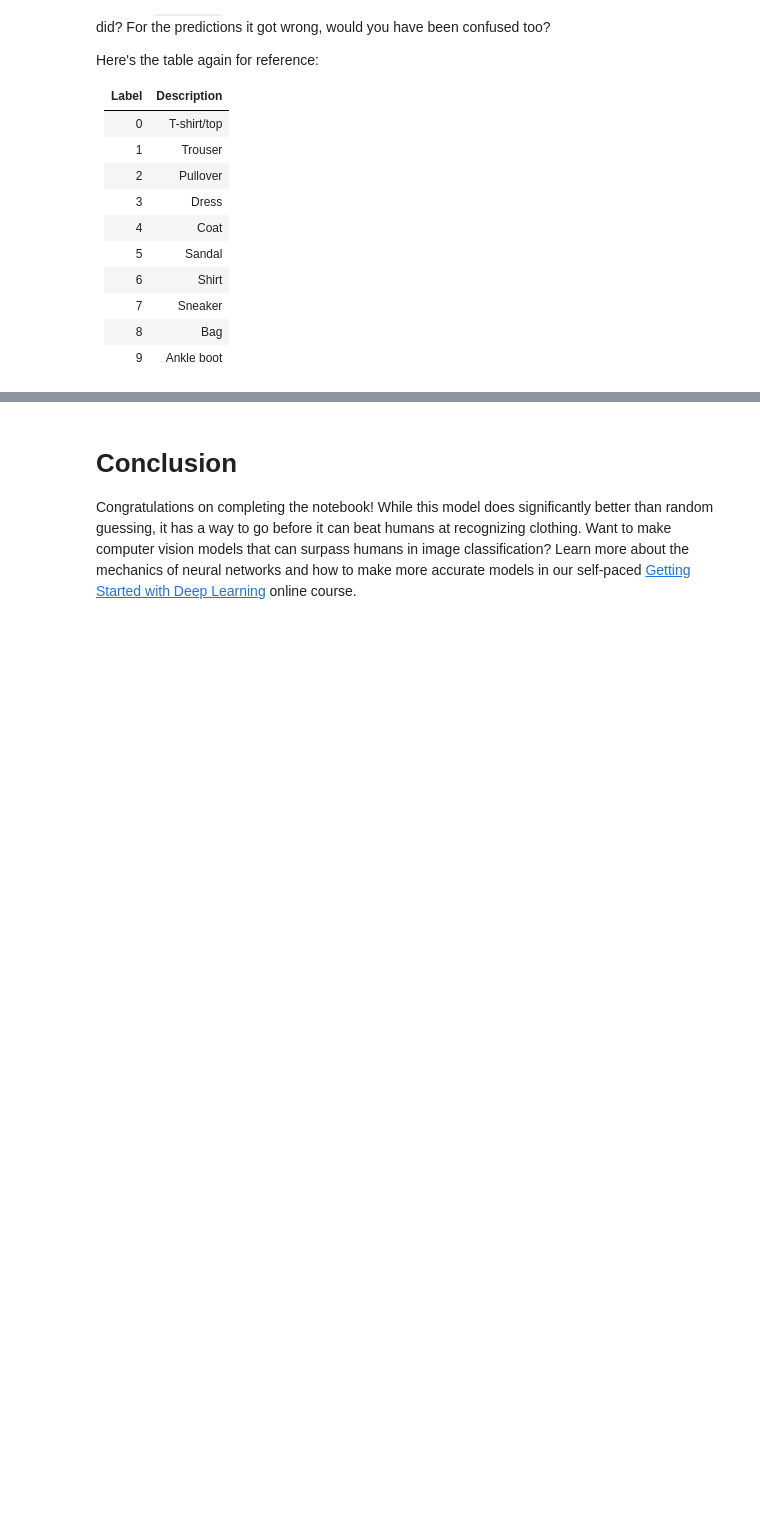
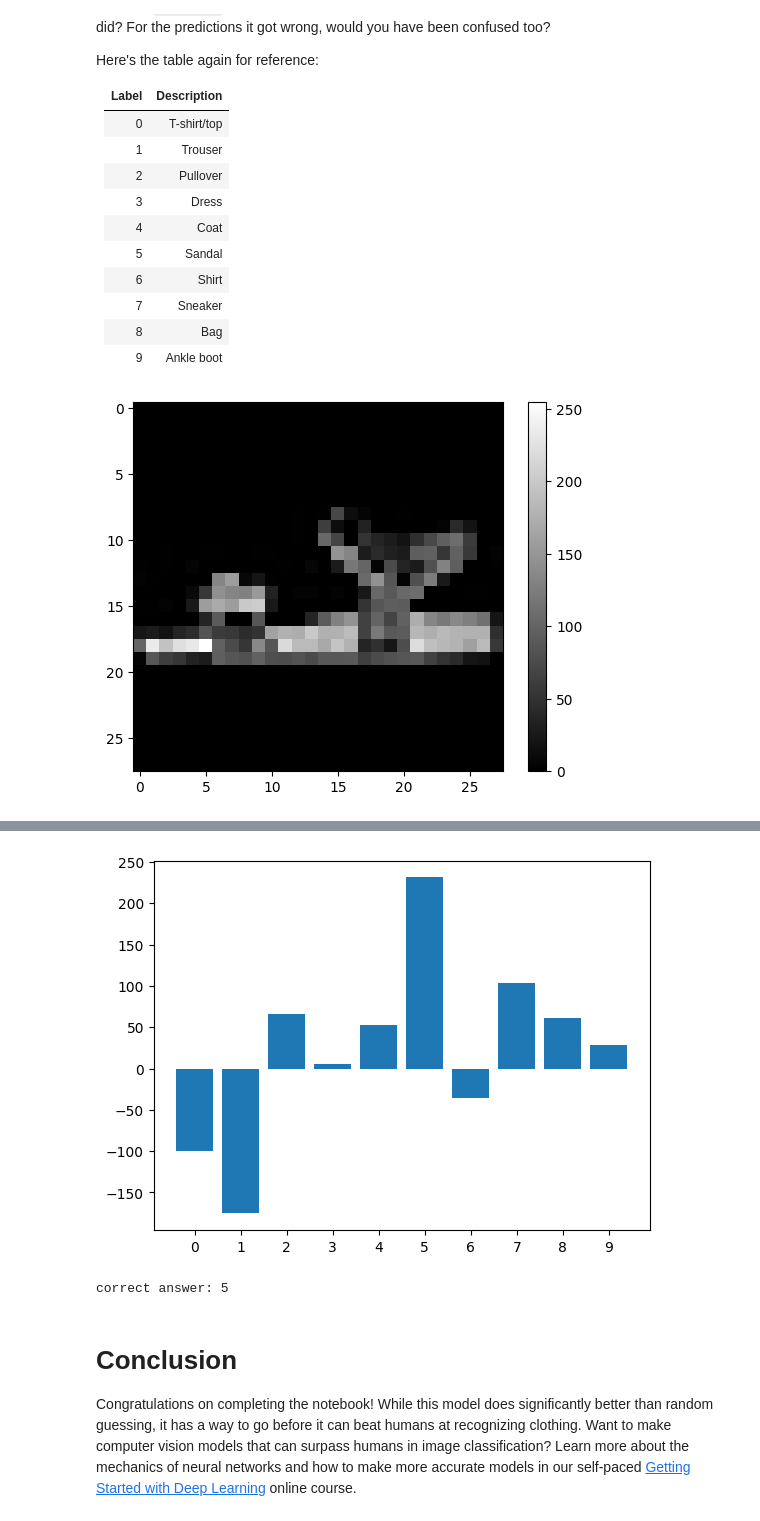
Before and after one commit to LakshmiSagar570/NVIDIA-COURSES, a Jupyter notebook: building-a-brain/BuildingABrain.ipynb, the cells around one changed output, grey strips where cells are left out. Cells and saved outputs as stored; diff of their text form; code cells hidden in the pictures; blank space fills up the shorter version.

```diff
--- a/building-a-brain/BuildingABrain.ipynb
+++ b/building-a-brain/BuildingABrain.ipynb
@@ -234,18 +286,20 @@ Here's the table again for reference:
 | 8 | Bag |
 | 9 | Ankle boot |
 # %%
-data_idx = 8675 # The question number to study with. Feel free to change up to 59999.
+data_idx = 59999 # The question number to study with. Feel free to change up to 59999.
 
 plt.figure()
 plt.imshow(train_images[data_idx], cmap='gray')
 plt.colorbar()
 plt.grid(False)
 plt.show()
 
 x_values = range(number_of_classes)
 plt.figure()
 plt.bar(x_values, model.predict(train_images[data_idx:data_idx+1]).flatten())
 plt.xticks(range(10))
 plt.show()
 
 print("correct answer:", train_labels[data_idx])
+# %% [output]
+[figure, added]
@@ -252,3 +307,5 @@ print("correct answer:", train_labels[data_idx])
+[figure, added]
+correct answer: 5
 # %% [markdown]
 # Conclusion
 
```
Also changed, not shown: parts of 11 cells of this notebook.
